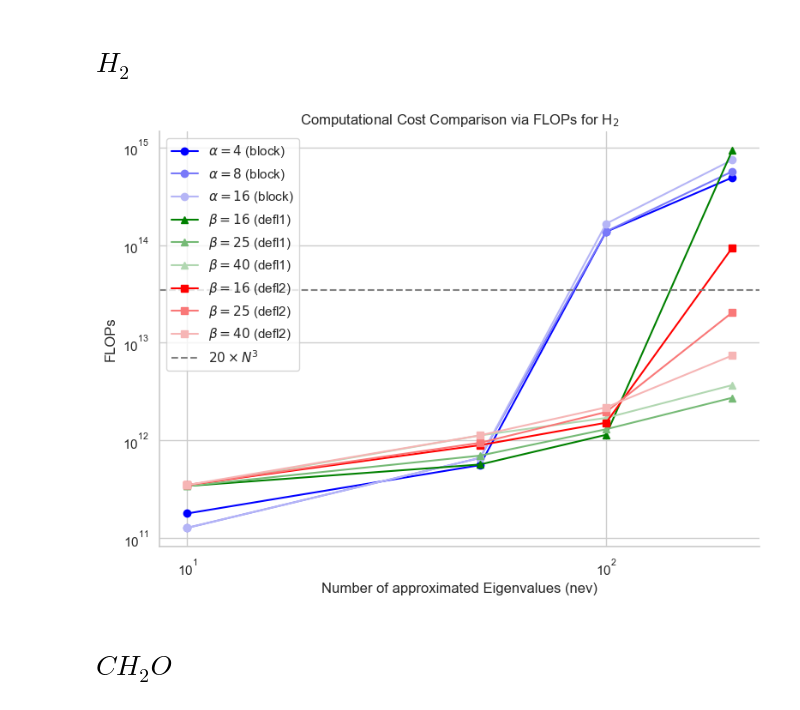
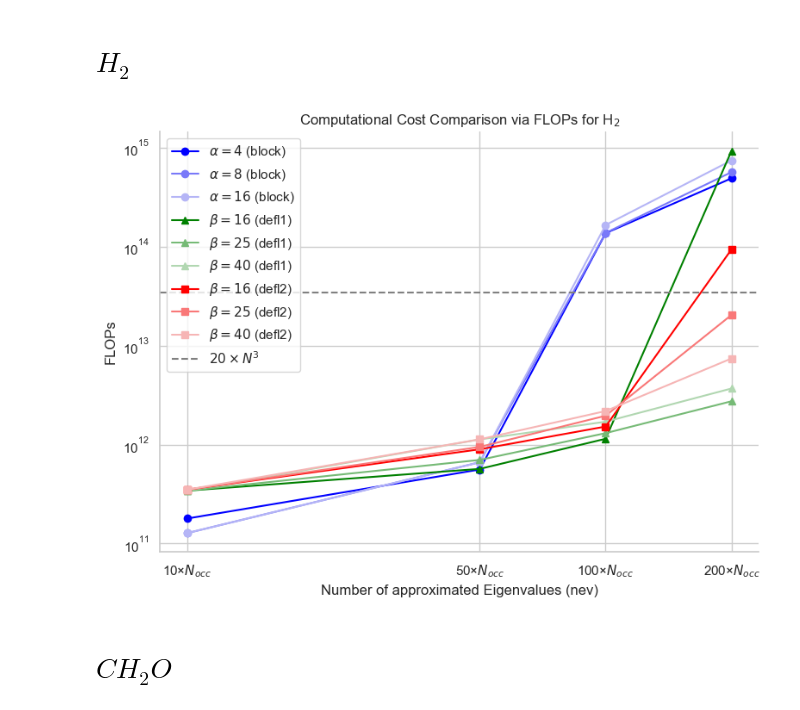
Before and after one commit to framere/Final_codes_MA, a Jupyter notebook: FINAL_CODE/plot_results.ipynb, the cells around one changed output. Drawn from its saved outputs; the diff is of its cells as text; code cells hidden in the pictures.

```diff
--- a/FINAL_CODE/plot_results.ipynb
+++ b/FINAL_CODE/plot_results.ipynb
@@ -12,7 +12,7 @@ import matplotlib.pyplot as plt
 import seaborn as sns
 
 sns.set(style='whitegrid')
-
+N_occ =1
 N = np.array([10, 50, 100, 200])
 
 # block davidson
@@ -43,34 +43,39 @@ plt.figure(figsize=(8,6))
 
 # Standard Davidson (circles)
 plt.plot(N, FLOPS_16, label=r'$\alpha = 4$ (block)', marker='o', color=blue_shades[0])
 plt.plot(N, FLOPS_25, label=r'$\alpha = 8$ (block)', marker='o', color=blue_shades[2])
 plt.plot(N, FLOPS_40, label=r'$\alpha = 16$ (block)', marker='o', color=blue_shades[3])
 
 # Deflation with ordering(triangles)
 plt.plot(N, FLOPS_16_def, label=r'$\beta = 16$ (defl1)', marker='^', color=green_shades[0])
 plt.plot(N, FLOPS_25_def, label=r'$\beta = 25$ (defl1)', marker='^', color=green_shades[2])
 plt.plot(N, FLOPS_40_def, label=r'$\beta = 40$ (defl1)', marker='^', color=green_shades[3])
 
 # Deflation until convergence (squares)
 plt.plot(N, FLOPS_16_def1, label=r'$\beta = 16$ (defl2)', marker='s', color=red_shades[0])
 plt.plot(N, FLOPS_25_def1, label=r'$\beta = 25$ (defl2)', marker='s', color=red_shades[2])
 plt.plot(N, FLOPS_40_def1, label=r'$\beta = 40$ (defl2)', marker='s', color=red_shades[3])
 
 # Reference line
 plt.axhline(Grenze, color='gray', linestyle='--', label=r'$20 \times N^3$')
 
 plt.title(r'Computational Cost Comparison via FLOPs for H$_{2}$')
 plt.xscale('log')
 plt.yscale('log')
+
+xticks = np.array([10, 50, 100, 200]) * N_occ
+# Create labels: one line for nev, second line for multiplier
+xtick_labels = [f"{mult}×$N_{{occ}}$" for nev, mult in zip(xticks, [10, 50, 100, 200])]
+plt.xticks(xticks, xtick_labels)
 plt.xlabel('Number of approximated Eigenvalues (nev)')
 plt.ylabel('FLOPs')
 plt.legend()
 sns.despine()
 plt.tight_layout()
 plt.savefig('flops_comparison_H2.png', dpi=300)
 plt.show()
 # %% [output]
-[figure, old version]
+[figure, new version]
 # %% [markdown]
 # $CH_2O$
 # %%
```
Also changed, not shown: parts of 4 cells of this notebook, 3 other files.
